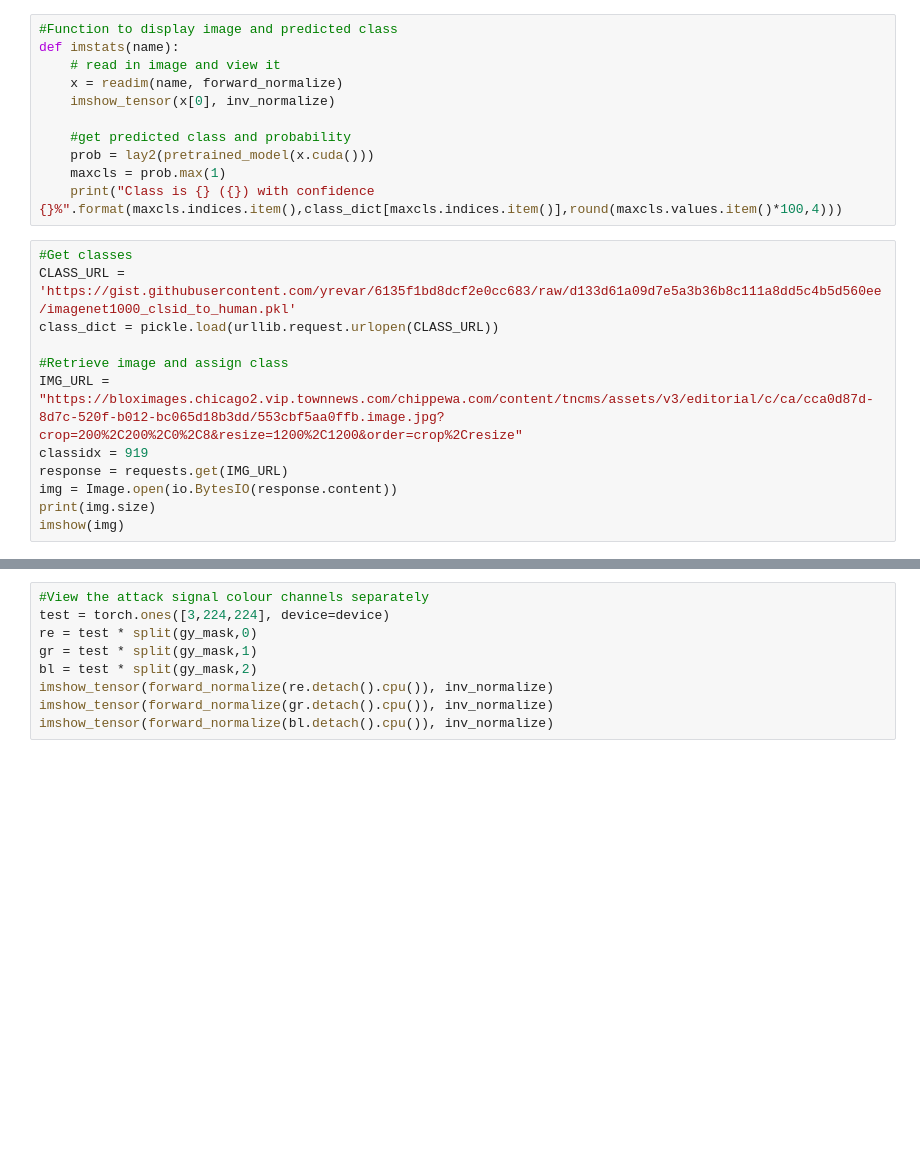
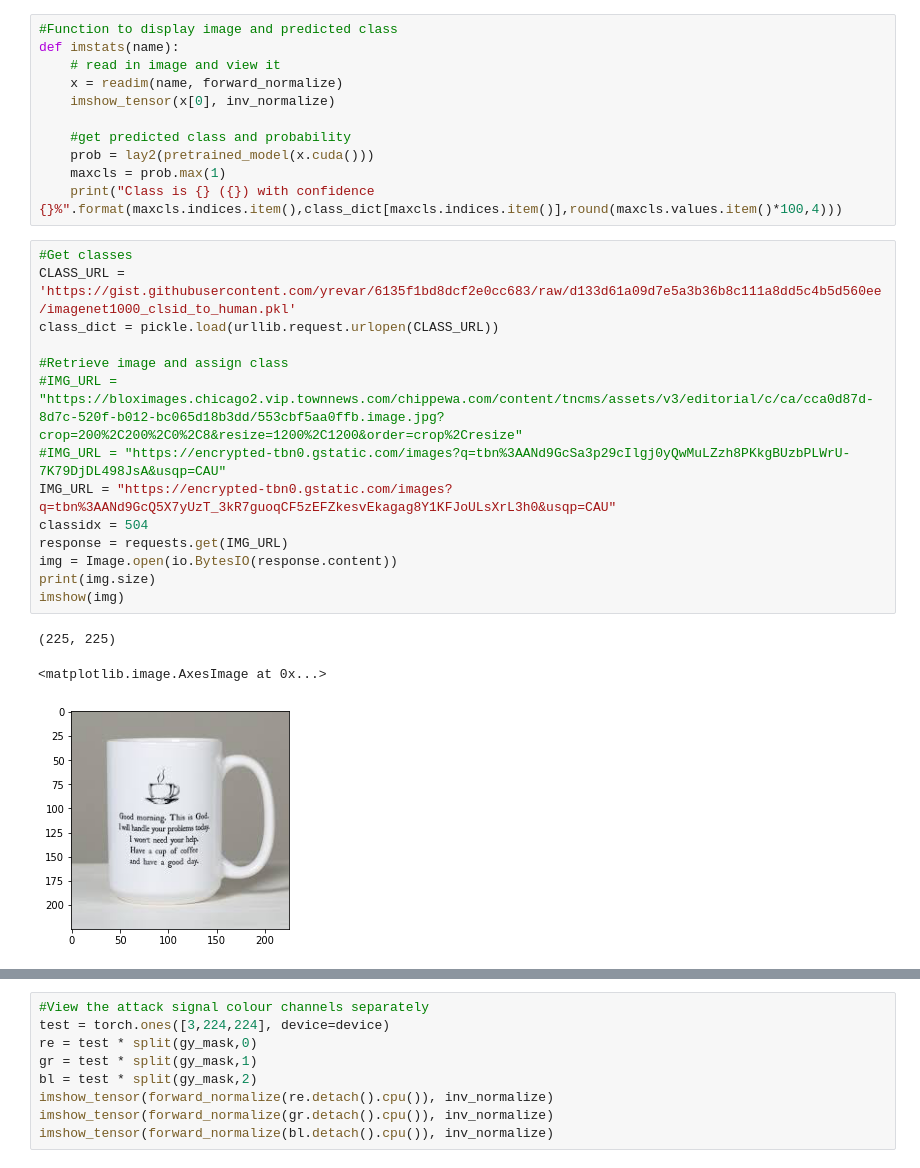
Before and after one commit to earlence-security/invis-perturbations, a Jupyter notebook: image_net.ipynb, the cells around one changed output, grey strips where cells are left out. Saved outputs shown, nothing was run; the diff lists cells and outputs as text; blank space fills up the shorter version.

```diff
--- a/image_net.ipynb
+++ b/image_net.ipynb
@@ -44,15 +44,21 @@ def imstats(name):
 # %%
 #Get classes
 CLASS_URL = 'https://gist.githubusercontent.com/yrevar/6135f1bd8dcf2e0cc683/raw/d133d61a09d7e5a3b36b8c111a8dd5c4b5d560ee/imagenet1000_clsid_to_human.pkl'
 class_dict = pickle.load(urllib.request.urlopen(CLASS_URL))
 
 #Retrieve image and assign class
-IMG_URL = "https://bloximages.chicago2.vip.townnews.com/chippewa.com/content/tncms/assets/v3/editorial/c/ca/cca0d87d-8d7c-520f-b012-bc065d18b3dd/553cbf5aa0ffb.image.jpg?crop=200%2C200%2C0%2C8&resize=1200%2C1200&order=crop%2Cresize"
-classidx = 919
+#IMG_URL = "https://bloximages.chicago2.vip.townnews.com/chippewa.com/content/tncms/assets/v3/editorial/c/ca/cca0d87d-8d7c-520f-b012-bc065d18b3dd/553cbf5aa0ffb.image.jpg?crop=200%2C200%2C0%2C8&resize=1200%2C1200&order=crop%2Cresize"
+#IMG_URL = "https://encrypted-tbn0.gstatic.com/images?q=tbn%3AANd9GcSa3p29cIlgj0yQwMuLZzh8PKkgBUzbPLWrU-7K79DjDL498JsA&usqp=CAU"
+IMG_URL = "https://encrypted-tbn0.gstatic.com/images?q=tbn%3AANd9GcQ5X7yUzT_3kR7guoqCF5zEFZkesvEkagag8Y1KFJoULsXrL3h0&usqp=CAU"
+classidx = 504
 response = requests.get(IMG_URL)
 img = Image.open(io.BytesIO(response.content))
 print(img.size)
 imshow(img)
+# %% [output]
+(225, 225)
+<matplotlib.image.AxesImage at 0x...>
+[figure, added]
 # %%
 #Model parameters
 model_img_size = 224
```
Also changed, not shown: parts of 11 cells of this notebook, 5 other files.
